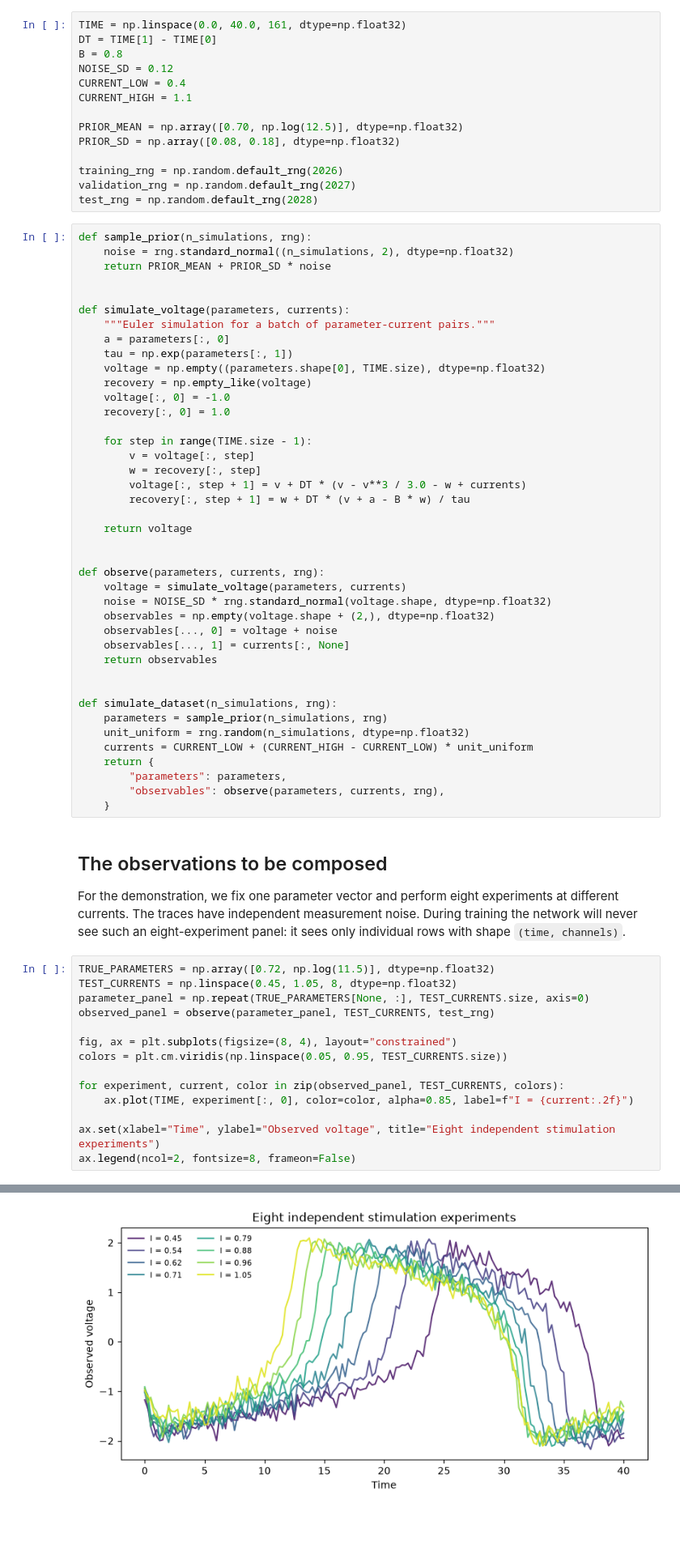
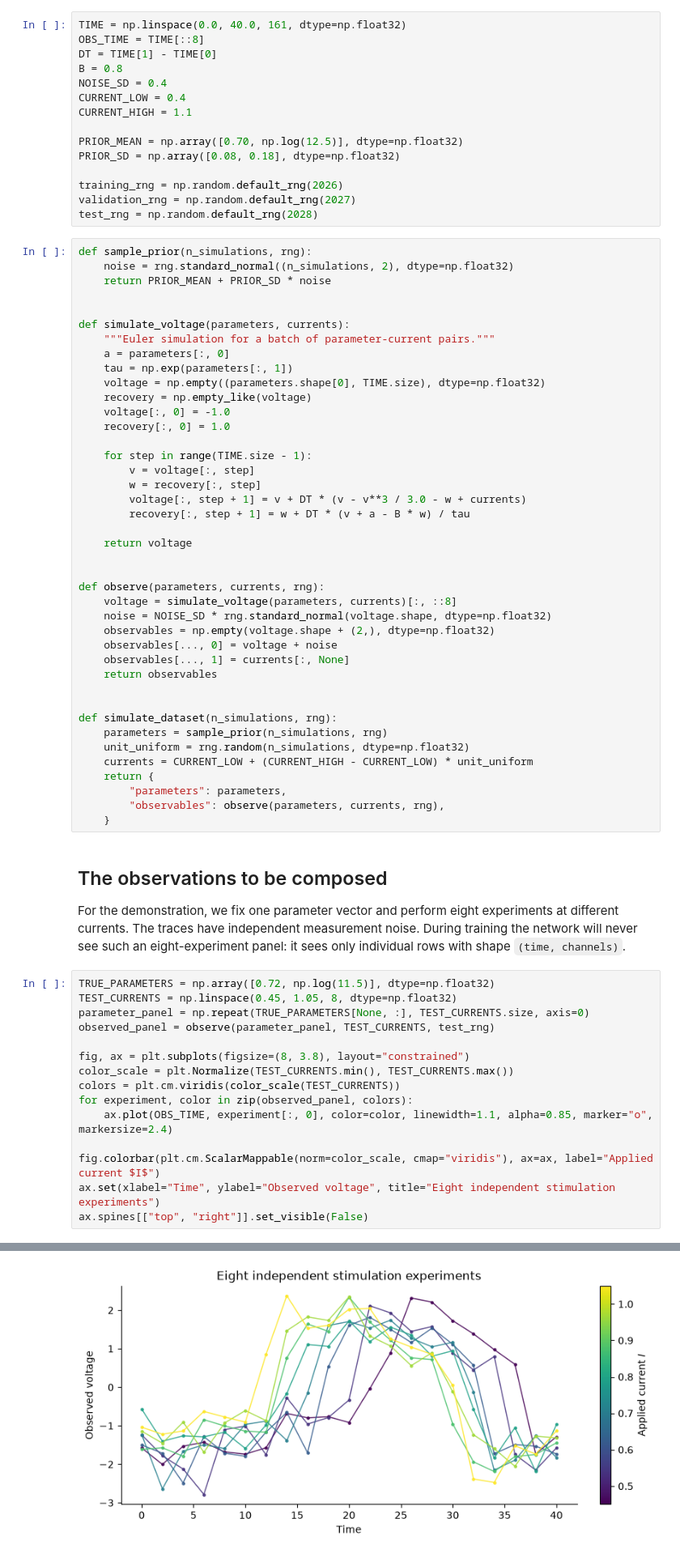
Before and after one commit to bayesflow-org/ai4science, a Jupyter notebook: tutorials/compositional-diffusion.ipynb, the cells around one changed output, grey strips where cells are left out. Shown at 81% size. Drawn from its saved outputs; the diff is of its cells as text; blank space fills up the shorter version.

```diff
--- a/tutorials/compositional-diffusion.ipynb
+++ b/tutorials/compositional-diffusion.ipynb
@@ -46,9 +52,10 @@ The network receives two channels: voltage and the applied current repeated alon
 We use a Gaussian prior in the coordinates learned by the network. This keeps the prior score analytic and avoids parameter transforms inside the compositional sampler.
 # %%
 TIME = np.linspace(0.0, 40.0, 161, dtype=np.float32)
+OBS_TIME = TIME[::8]
 DT = TIME[1] - TIME[0]
 B = 0.8
-NOISE_SD = 0.12
+NOISE_SD = 0.4
 CURRENT_LOW = 0.4
 CURRENT_HIGH = 1.1
 
@@ -83,7 +90,7 @@ def simulate_voltage(parameters, currents):
 
 
 def observe(parameters, currents, rng):
-    voltage = simulate_voltage(parameters, currents)
+    voltage = simulate_voltage(parameters, currents)[:, ::8]
     noise = NOISE_SD * rng.standard_normal(voltage.shape, dtype=np.float32)
     observables = np.empty(voltage.shape + (2,), dtype=np.float32)
     observables[..., 0] = voltage + noise
@@ -109,12 +116,13 @@ TEST_CURRENTS = np.linspace(0.45, 1.05, 8, dtype=np.float32)
 parameter_panel = np.repeat(TRUE_PARAMETERS[None, :], TEST_CURRENTS.size, axis=0)
 observed_panel = observe(parameter_panel, TEST_CURRENTS, test_rng)
 
-fig, ax = plt.subplots(figsize=(8, 4), layout="constrained")
-colors = plt.cm.viridis(np.linspace(0.05, 0.95, TEST_CURRENTS.size))
+fig, ax = plt.subplots(figsize=(8, 3.8), layout="constrained")
+color_scale = plt.Normalize(TEST_CURRENTS.min(), TEST_CURRENTS.max())
+colors = plt.cm.viridis(color_scale(TEST_CURRENTS))
+for experiment, color in zip(observed_panel, colors):
+    ax.plot(OBS_TIME, experiment[:, 0], color=color, linewidth=1.1, alpha=0.85, marker="o", markersize=2.4)
 
-for experiment, current, color in zip(observed_panel, TEST_CURRENTS, colors):
-    ax.plot(TIME, experiment[:, 0], color=color, alpha=0.85, label=f"I = {current:.2f}")
-
+fig.colorbar(plt.cm.ScalarMappable(norm=color_scale, cmap="viridis"), ax=ax, label="Applied current $I$")
 ax.set(xlabel="Time", ylabel="Observed voltage", title="Eight independent stimulation experiments")
-ax.legend(ncol=2, fontsize=8, frameon=False)
+ax.spines[["top", "right"]].set_visible(False)
 # %% [output]
@@ -122,4 +129,4 @@ ax.legend(ncol=2, fontsize=8, frameon=False)
-[figure, old version]
+[figure, new version]
 # %% [markdown]
 ## Train one local posterior
 
```
Also changed, not shown: parts of 16 cells of this notebook, 1 other file.
